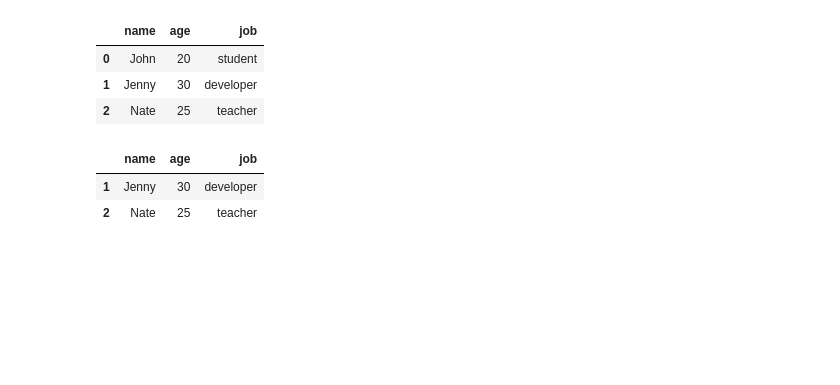
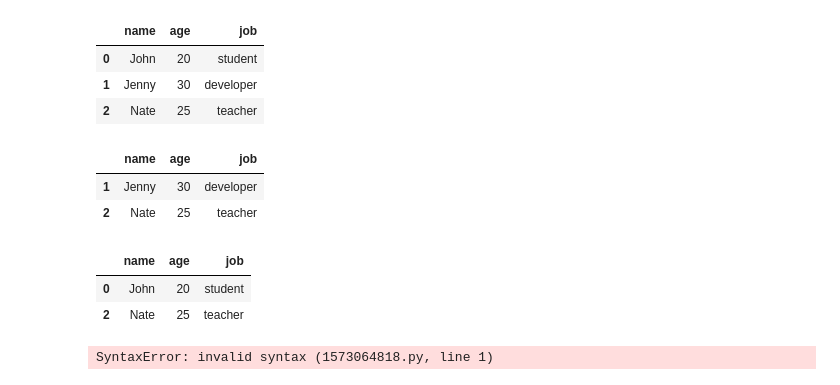
Before and after one commit to u8yes/AI, a Jupyter notebook: src/chap01/04_Pandas_20221109.ipynb, the cells around one changed output. Saved outputs shown, nothing was run; the diff lists cells and outputs as text; code cells hidden in the pictures; blank space fills up the shorter version.

```diff
--- a/src/chap01/04_Pandas_20221109.ipynb
+++ b/src/chap01/04_Pandas_20221109.ipynb
@@ -227,0 +230,11 @@ df[1:3] # row로 지정해줌 # 데이터프레임은 슬라이싱으로
+# %%
+# 순차적이지 않은 row를 선택
+df.loc[[0,2]] # location(위치) 제공 # list 자료형으로 표현하면 행만 출력된다.
+# %% [output]
+|  | name | age | job |
+| 0 | John | 20 | student |
+| 2 | Nate | 25 | teacher |
+# %%
+df.loc[[0:2]] # SyntaxError: invalid syntax # loc는 슬라이싱 기능 지원 안 됨.
+# %% [output]
+SyntaxError: invalid syntax (1573064818.py, line 1)
```
Also changed, not shown: parts of 2 cells of this notebook.
